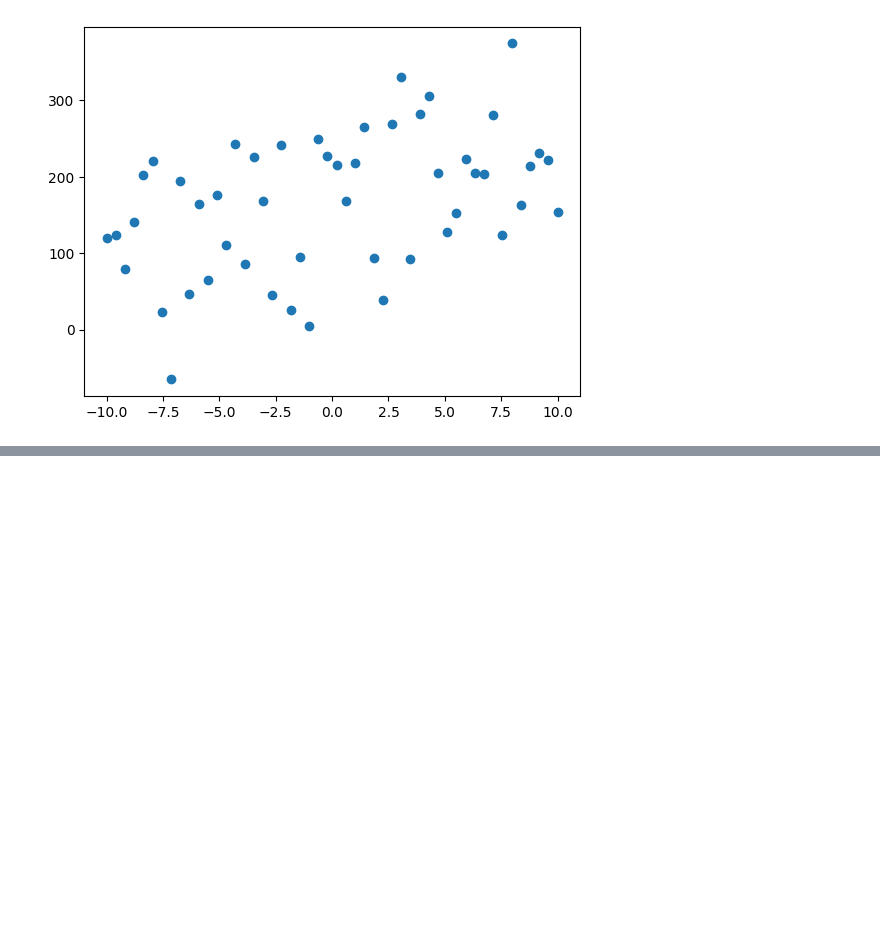
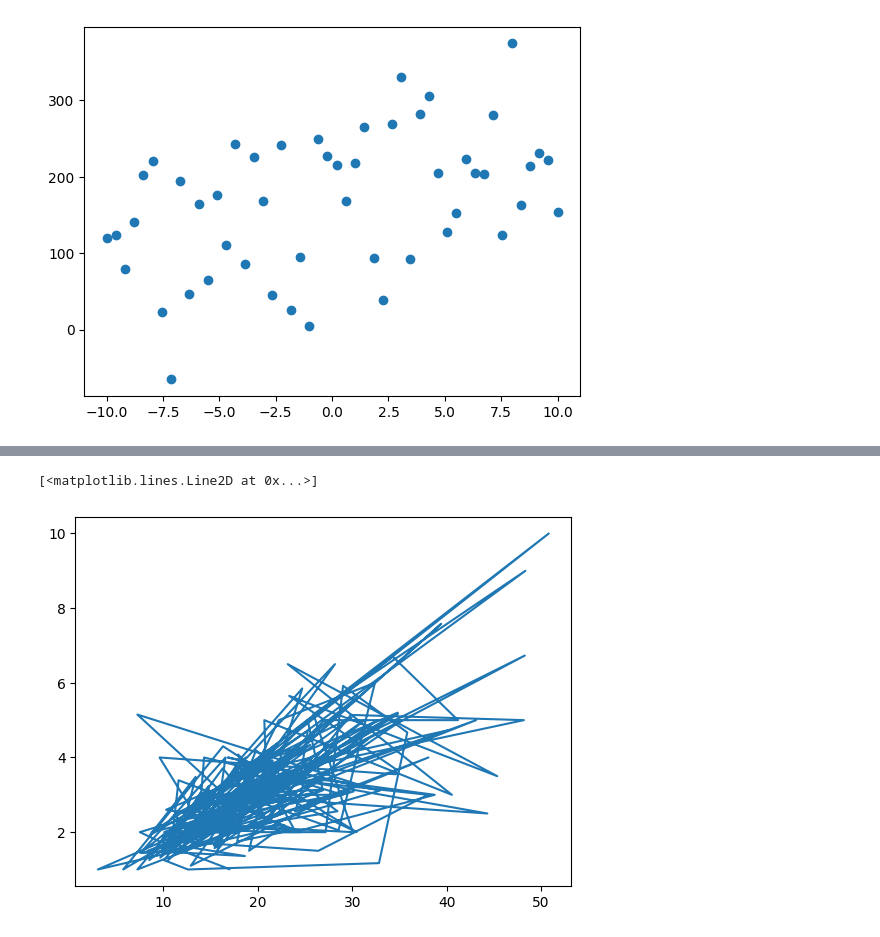
Before and after one commit to pranavsirsufale/attendance_system, a Jupyter notebook: pythoncode/visualization_python.ipynb, the cells around one changed output, grey strips where cells are left out. Drawn from its saved outputs; the diff is of its cells as text; code cells hidden in the pictures; blank space fills up the shorter version.

```diff
--- a/pythoncode/visualization_python.ipynb
+++ b/pythoncode/visualization_python.ipynb
@@ -261,0 +299,5 @@ plt.scatter(x, y)
+# %%
+plt.plot(tips['total_bill'] , tips['tip'])
+# %% [output]
+[<matplotlib.lines.Line2D at 0x...>]
+[figure, added]
```
Also changed, not shown: parts of 5 cells of this notebook.
